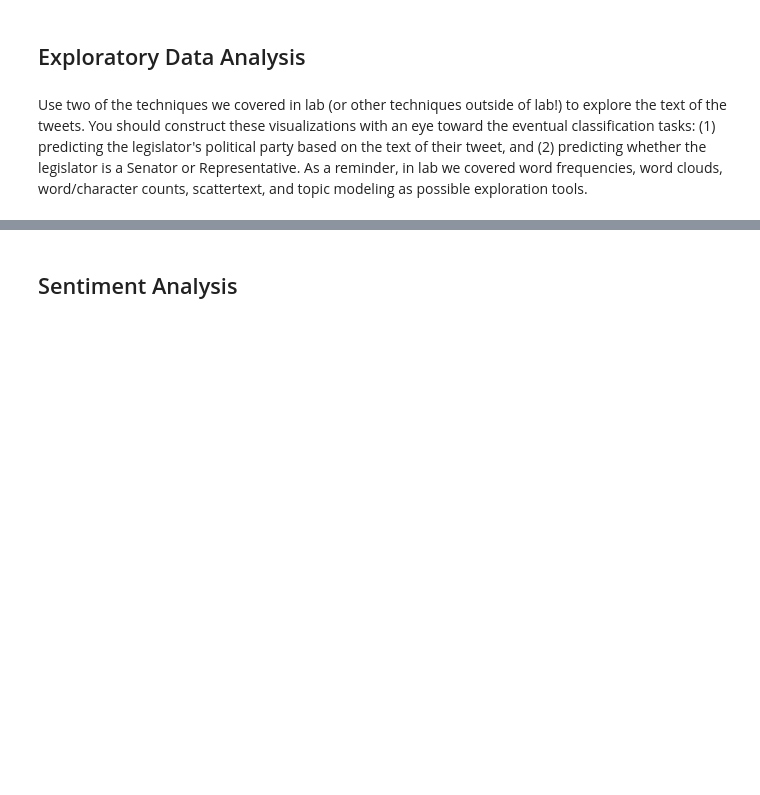
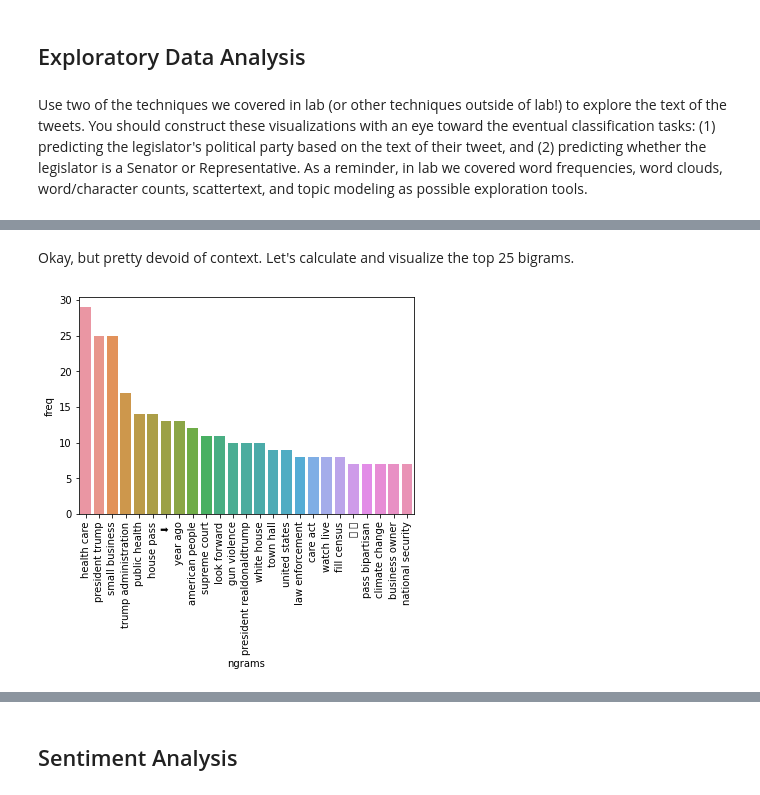
Before and after one commit to paulbsalamanca/CSS-Project-5-Team-6-Spring-2021, a Jupyter notebook: Project 5 Student.ipynb, the cells around one changed output, grey strips where cells are left out. Drawn from its saved outputs; the diff is of its cells as text; code cells hidden in the pictures; blank space fills up the shorter version.

Commit message:
preprocessing and initial eda

```diff
--- a/Project 5 Student.ipynb
+++ b/Project 5 Student.ipynb
@@ -79,19 +116,28 @@ As you search online, you might run into solutions that rely on regular expressi
 # %%
-tokens_reduced = []
-
 def rem_punc_stop(text):
     stop_words = STOP_WORDS
     punc = set(punctuation)
 
-    punc_free = "".join([ch for ch in text if ch not in punc])
+    # adds twitter abbreviations to stop words
+    nlp.Defaults.stop_words |= twitter_abbreviations
+
+    nlp.Defaults.stop_words |= gunk
+
+    # removes punctuation and digits, converts to lowercase
+    punc_free = "".join([ch for ch in text if ch not in punc if not ch.isdigit()]).lower()
+
+    # we could remove emojis, but they don't seem to trip up spaCy. Still need to get this to work
+    # punc_emoji_free = give_emoji_free_text(punc_free)
 
     doc = nlp(punc_free)
 
-    spacy_words = [token.text.lower() for token in doc]
-
-    spacy_words = [word.lemma_ for word in spacy_words]
+    # lemmatizes rather than just tokenizing
+    spacy_words = [token.lemma_ for token in doc]
 
     spacy_words = [word for word in spacy_words if not word.startswith('http')]
+
+    # my more elegant way of removing the new lines lies broken here
+    #spacy_words = [ x for x in spacy_words if '\n' in x ]
 
     no_punc = [word for word in spacy_words if word not in stop_words]
 
@@ -136,0 +262,16 @@ len(tokens_reduced)
+# %% [markdown]
+Okay, but pretty devoid of context. Let's calculate and visualize the top 25 bigrams.
+# %%
+# initialize the BOW countervectorizer with ngram_range argument up to 2
+countvec = CountVectorizer(tokenizer = rem_punc_stop, ngram_range=(2,2))
+ngrams = countvec.fit_transform(congress_tweets['text'])
+
+dictionary_dataframe = pd.DataFrame(ngrams.todense(), columns = countvec.get_feature_names())
+df_ngram = pd.DataFrame(dictionary_dataframe.sum().reset_index()).rename(columns={'index': 'ngrams', 0:'freq'})
+df_ngram = df_ngram.sort_values(by = ['freq'], ascending = False).reset_index(drop = True)
+# %%
+sns.barplot(x="ngrams", y = 'freq', data=df_ngram[0:25])
+plt.xticks(rotation=90)
+plt.show()
+# %% [output]
+[figure, added]
```
Also changed, not shown: parts of 31 cells of this notebook.
